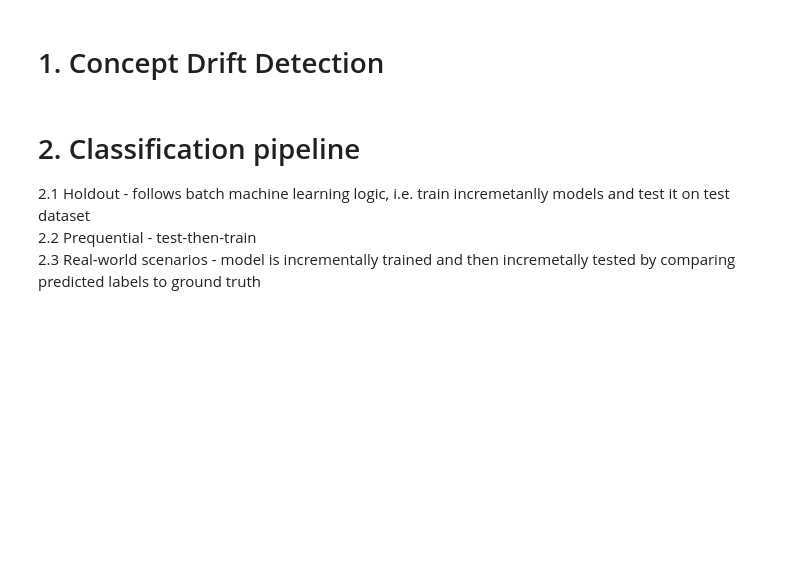
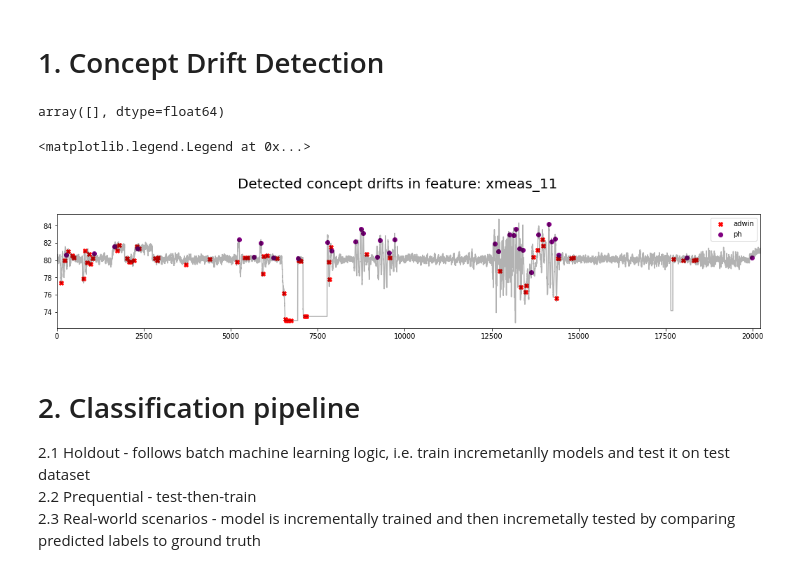
Before and after one commit to 5uperpalo/FIREMAN-project, a Jupyter notebook: workshop_05132020/workshop_stream.ipynb, the cells around one changed output. Drawn from its saved outputs; the diff is of its cells as text; code cells hidden in the pictures; blank space fills up the shorter version.

```diff
--- a/workshop_05132020/workshop_stream.ipynb
+++ b/workshop_05132020/workshop_stream.ipynb
@@ -55,8 +48,12 @@ import glob
 # %% [markdown]
 # Create a Workshop TEP dataset wih imbalanced classes for stream-based learning
 # %%
-dataset = pd.read_csv('workshop_dataset.csv',index_col=False).sample(frac=1).reset_index(drop=True)
-dataset_testing = pd.read_csv('workshop_dataset_stream_testing.csv',index_col=False).sample(frac=1).reset_index(drop=True)
+dataset = pd.read_csv('workshop_dataset.csv',index_col=False)
+dataset_testing = pd.read_csv('workshop_dataset_stream_testing.csv',index_col=False)
+dataset_orig = pd.concat([dataset,dataset_testing]).reset_index(drop=True)
+test_size_orig = len(dataset_testing)
+training_size_orig = len(dataset)
+
 dataset_shuffled = pd.read_csv('workshop_dataset.csv',index_col=False).sample(frac=1).reset_index(drop=True)
 col_names = dataset.columns.tolist()
 test_size = len(dataset)//10
@@ -66,7 +63,7 @@ training_size = len(dataset) - test_size
 # %%
 # magnitude of row vectors - concept drift detectors take as input single value not list/vector
 #cd_data = dataset[dataset.columns[:-1]].apply(np.linalg.norm, axis=1).values
-feature = 'xmeas_1'
+feature = 'xmeas_11'
 cd_data = dataset[feature].values
 # %%
 adwin = ADWIN()
@@ -80,27 +77,40 @@ eddm_detected_changes = []
 ph_detected_changes = []
 
 for i in range(len(cd_data)):
-    adwin.add_element(data_stream_magnitude[i])
-    ddm.add_element(data_stream_magnitude[i])
-    eddm.add_element(data_stream_magnitude[i])
-    ph.add_element(data_stream_magnitude[i])
+    adwin.add_element(cd_data[i])
+    ddm.add_element(cd_data[i])
+    eddm.add_element(cd_data[i])
+    ph.add_element(cd_data[i])
     if adwin.detected_change():
         adwin_detected_changes.append([i,cd_data[i]])
     if ddm.detected_change():
-        ddm_detected_changes.append([i,cd_data[i]]])
+        ddm_detected_changes.append([i,cd_data[i]])
     if eddm.detected_change():
         eddm_detected_changes.append([i,cd_data[i]])
     if ph.detected_change():
         ph_detected_changes.append([i,cd_data[i]])
+
+adwin_detected_changes = np.array(adwin_detected_changes)
+ddm_detected_changes = np.array(ddm_detected_changes)
+eddm_detected_changes = np.array(eddm_detected_changes)
+ph_detected_changes = np.array(ph_detected_changes)
+# %%
+eddm_detected_changes
+# %% [output]
+array([], dtype=float64)
 # %%
 fig, ax = plt.subplots(1, 1, figsize=(18, 3), facecolor='w', edgecolor='k')
 fig.suptitle('Detected concept drifts in feature: '+ feature, size=20, y=1.12)
-adwin_plot = ax.scatter(adwin_detected_changes, color='red', marker='X')
-ddm_plot = ax.scatter(ddm_detected_changes, color='yellow', marker='s')
-eddm_plot = ax.scatter(eddm_detected_changes, color='green', marker='D')
-pp_plot = ax.scatter(ph_detected_changes, color='purple', marker='o')
-feature_plot = ax.plot(cd_data, color='blue')
-ax.legend((adwin_plot, ddm_plot, eddm_plot, pp_plot), feature_plot, ('adwin', 'ddm', 'eddm', 'ph', feature))
+adwin_plot = ax.scatter(adwin_detected_changes[:,0], adwin_detected_changes[:,1], color='red', marker='X', label='adwin')
+#ddm_plot = ax.scatter(ddm_detected_changes[:,0], ddm_detected_changes[:,1], color='yellow', marker='s', label='ddm')
+#eddm_plot = ax.scatter(eddm_detected_changes[:,0], eddm_detected_changes[:,1], color='green', marker='D', label='eddm')
+ph_plot = ax.scatter(ph_detected_changes[:,0], ph_detected_changes[:,1], color='purple', marker='o', label='ph')
+feature_plot = ax.plot(cd_data, color = 'black', alpha=0.3)
+ax.set_xlim([0,len(cd_data)])
+ax.legend()
+# %% [output]
+<matplotlib.legend.Legend at 0x...>
+[figure, added]
 # %% [markdown]
 # 2. Classification pipeline
 
```
Also changed, not shown: parts of 20 cells of this notebook, 11 other files.
